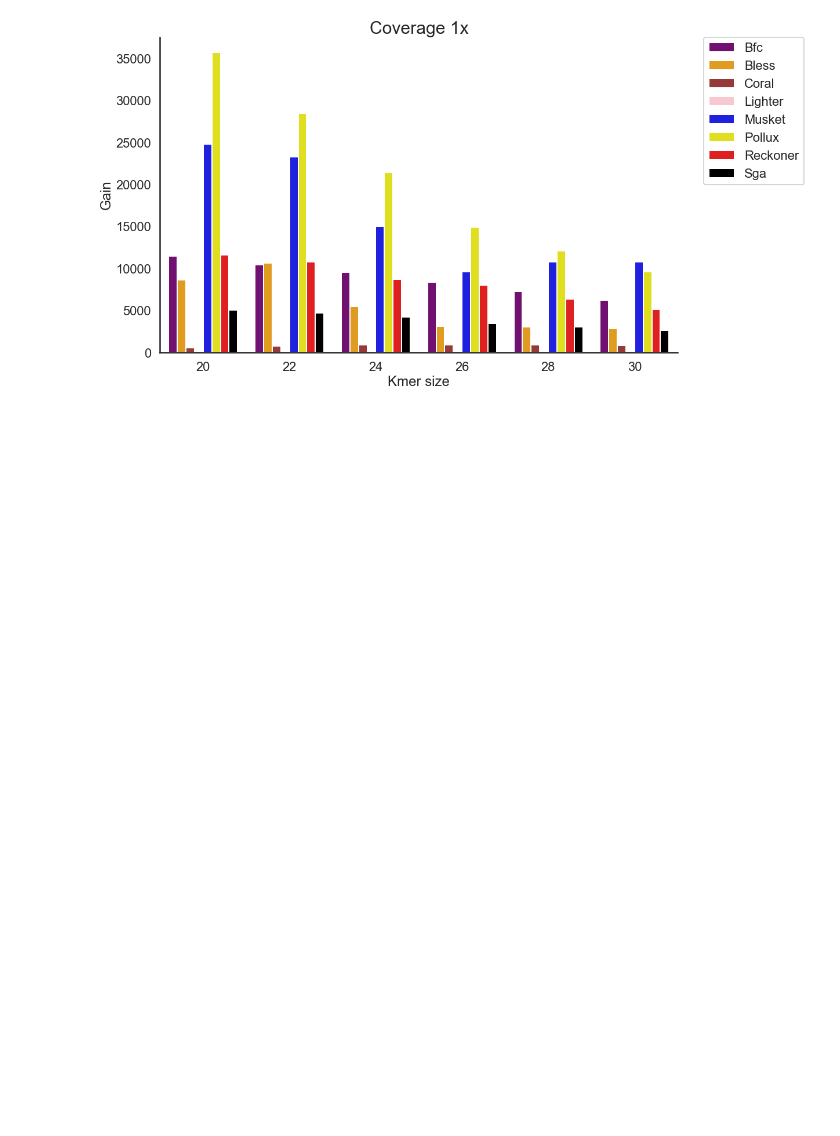
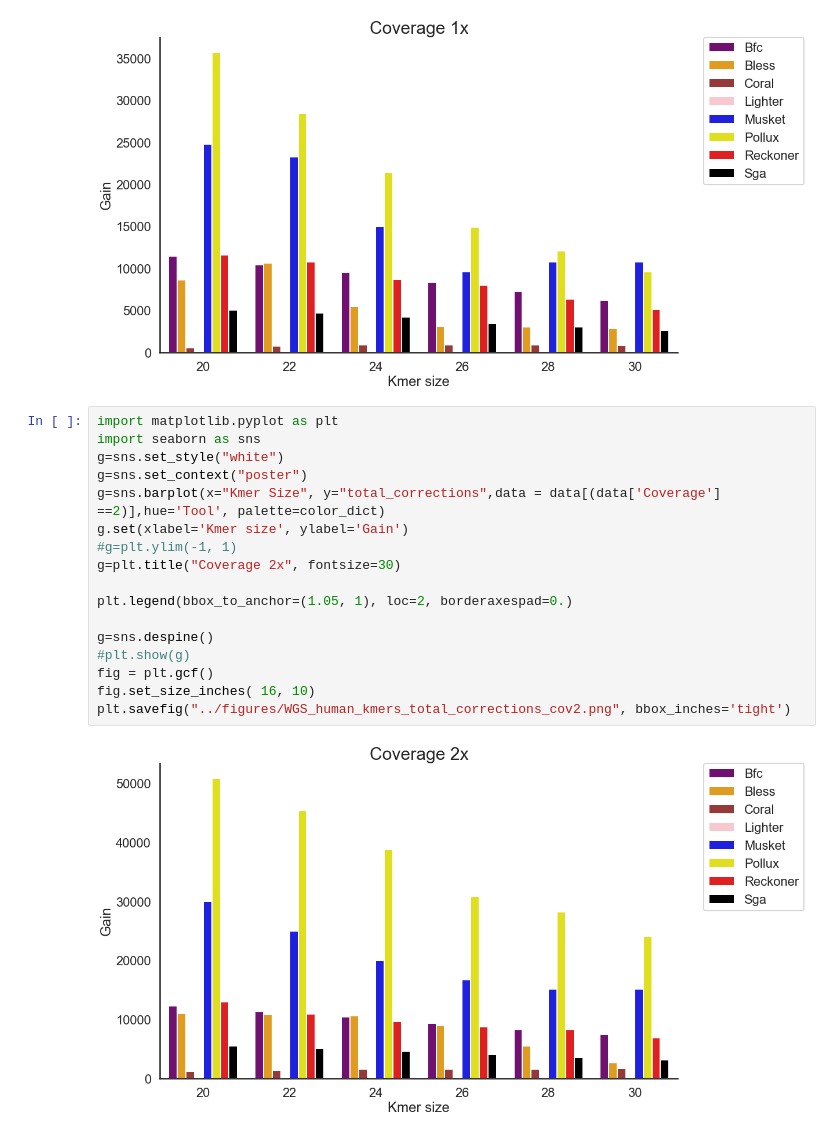
Before and after one commit to Mangul-Lab-USC/benchmarking_error_correction, a Jupyter notebook: notebooks/WGS_human_kmer.ipynb, the cells around one changed output. Drawn from its saved outputs; the diff is of its cells as text; blank space fills up the shorter version.

```diff
--- a/notebooks/WGS_human_kmer.ipynb
+++ b/notebooks/WGS_human_kmer.ipynb
@@ -227,3 +188,22 @@ fig.set_size_inches( 16, 10)
 plt.savefig("../figures/WGS_human_kmers_total_corrections_cov1.png", bbox_inches='tight')
 # %% [output]
 [figure]
+# %%
+import matplotlib.pyplot as plt
+import seaborn as sns
+g=sns.set_style("white")
+g=sns.set_context("poster")
+g=sns.barplot(x="Kmer Size", y="total_corrections",data = data[(data['Coverage'] ==2)],hue='Tool', palette=color_dict)
+g.set(xlabel='Kmer size', ylabel='Gain')
+#g=plt.ylim(-1, 1)
+g=plt.title("Coverage 2x", fontsize=30)
+
+plt.legend(bbox_to_anchor=(1.05, 1), loc=2, borderaxespad=0.)
+
+g=sns.despine()
+#plt.show(g)
+fig = plt.gcf()
+fig.set_size_inches( 16, 10)
+plt.savefig("../figures/WGS_human_kmers_total_corrections_cov2.png", bbox_inches='tight')
+# %% [output]
+[figure, added]
```
Also changed, not shown: parts of 18 cells of this notebook, 32 other files.
